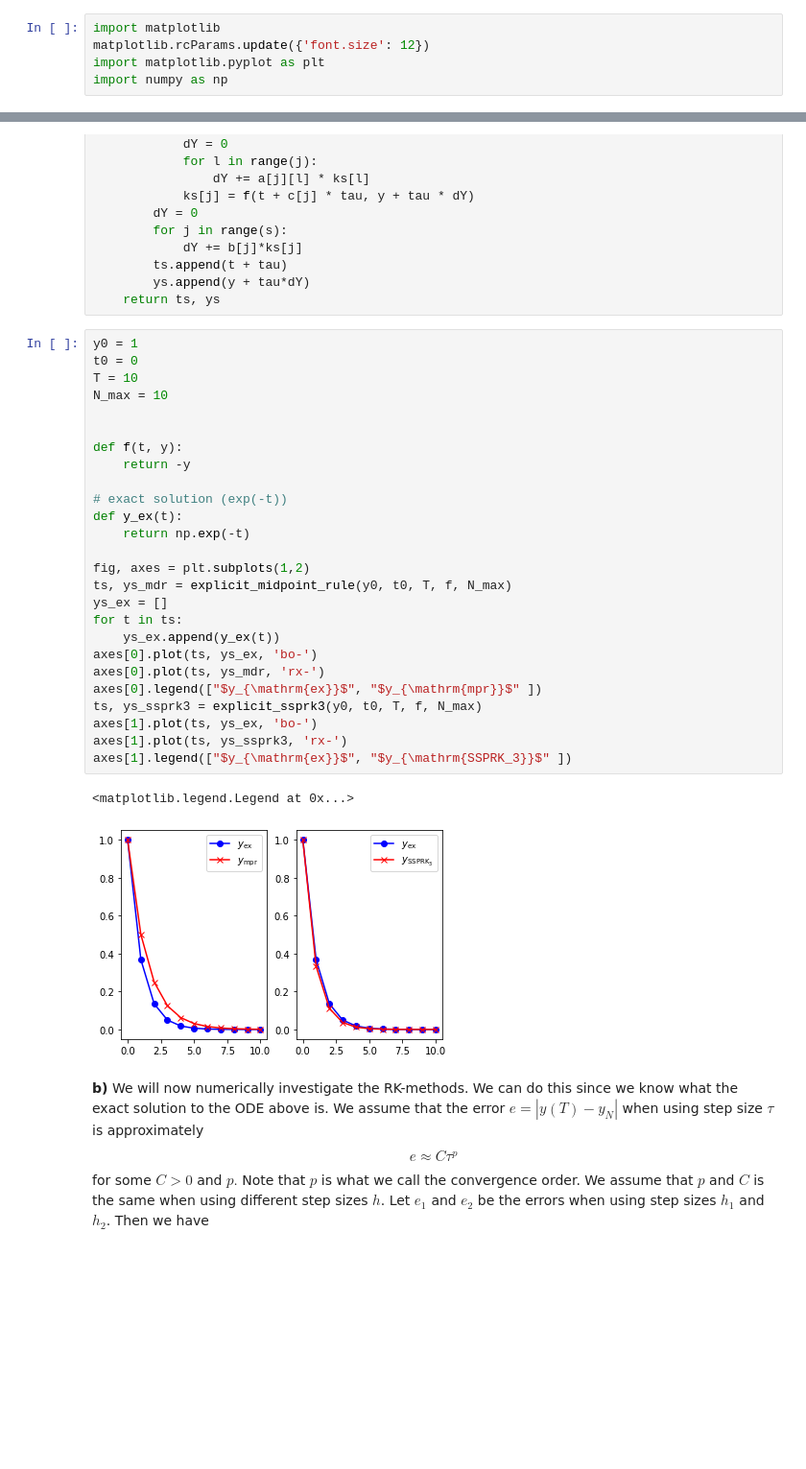
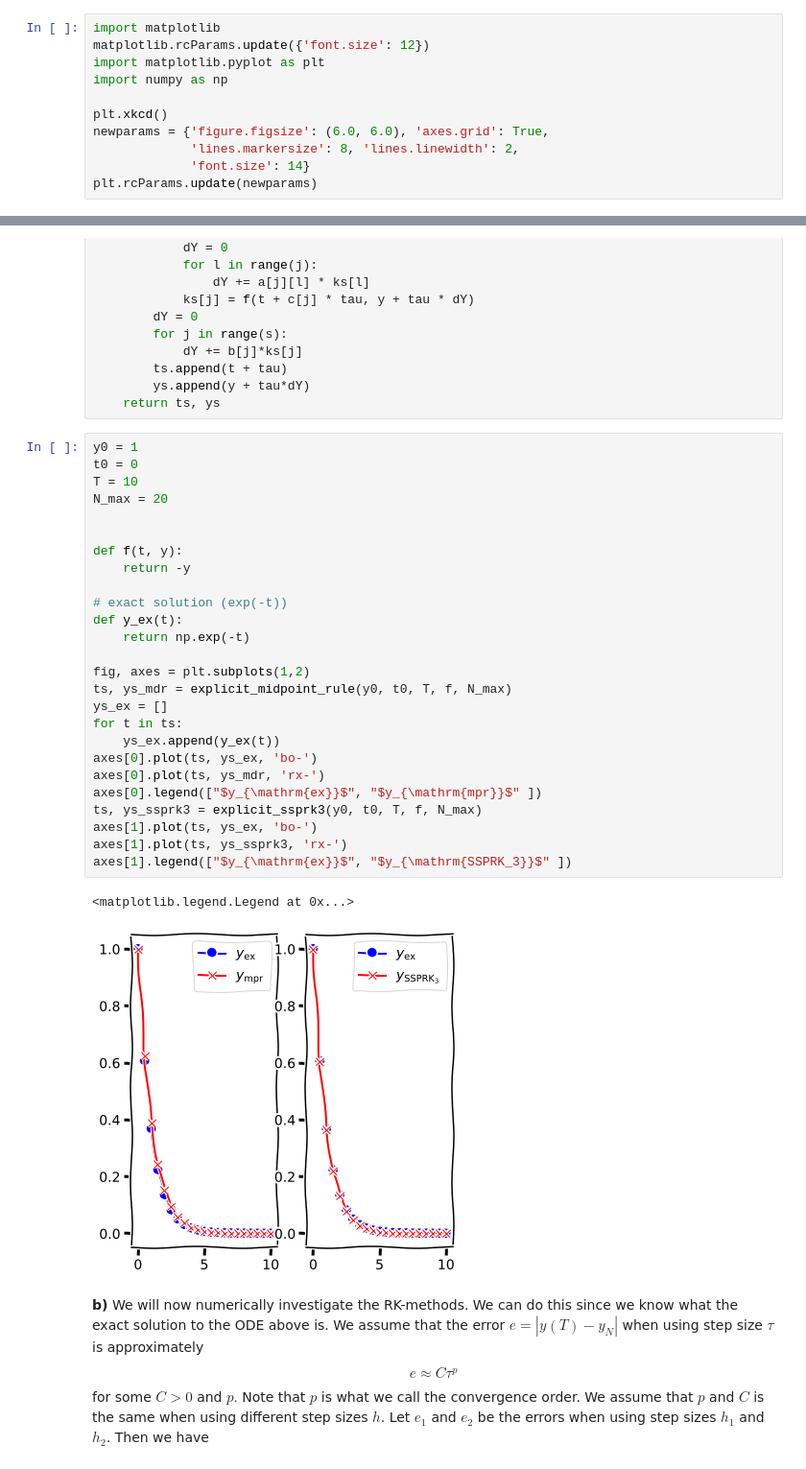
Before and after one commit to erlendps/NTNU, a Jupyter notebook: sem3/matte4d/oving6/21h_exercise_06.ipynb, the cells around one changed output, grey strips where cells are left out. Shown: that part at 96% size. Drawn from its saved outputs; the diff is of its cells as text; blank space fills up the shorter version.

```diff
--- a/sem3/matte4d/oving6/21h_exercise_06.ipynb
+++ b/sem3/matte4d/oving6/21h_exercise_06.ipynb
@@ -31,6 +31,12 @@ import matplotlib
 matplotlib.rcParams.update({'font.size': 12})
 import matplotlib.pyplot as plt
 import numpy as np
+
+plt.xkcd()
+newparams = {'figure.figsize': (6.0, 6.0), 'axes.grid': True,
+             'lines.markersize': 8, 'lines.linewidth': 2,
+             'font.size': 14}
+plt.rcParams.update(newparams)
 # %% [markdown]
 In this exercise set you will be analyzing and implementing the following explicit Runge-Kutta methods:
 
@@ -205,32 +211,32 @@ def explicit_ssprk3(y0, t0, T, f, N_max):
 # %%
 y0 = 1
 t0 = 0
 T = 10
-N_max = 10
+N_max = 20
 
 
 def f(t, y):
     return -y
 
 # exact solution (exp(-t))
 def y_ex(t):
     return np.exp(-t)
 
 fig, axes = plt.subplots(1,2)
 ts, ys_mdr = explicit_midpoint_rule(y0, t0, T, f, N_max)
 ys_ex = []
 for t in ts:
     ys_ex.append(y_ex(t))
 axes[0].plot(ts, ys_ex, 'bo-')
 axes[0].plot(ts, ys_mdr, 'rx-')
 axes[0].legend(["$y_{\mathrm{ex}}$", "$y_{\mathrm{mpr}}$" ])
 ts, ys_ssprk3 = explicit_ssprk3(y0, t0, T, f, N_max)
 axes[1].plot(ts, ys_ex, 'bo-')
 axes[1].plot(ts, ys_ssprk3, 'rx-')
 axes[1].legend(["$y_{\mathrm{ex}}$", "$y_{\mathrm{SSPRK_3}}$" ])
 # %% [output]
 <matplotlib.legend.Legend at 0x...>
-[figure, old version]
+[figure, new version]
 # %% [markdown]
 **b)**
 We will now numerically investigate the RK-methods. We can do this since we know what the exact solution to the ODE above is. We assume that the error $e = |y(T) - y_N|$ when using step size $\tau$ is approximately
```
Also changed, not shown: parts of 2 cells of this notebook.
